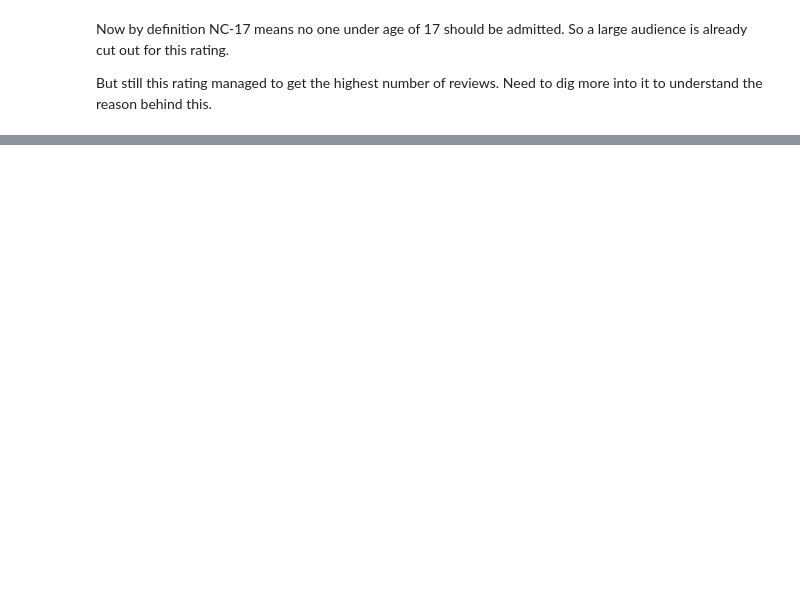
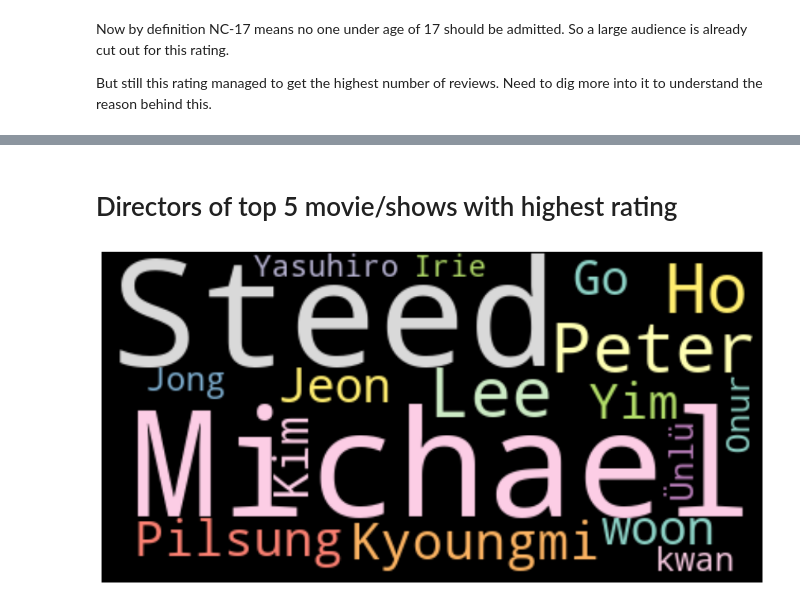
Before and after one commit to pratik-276/Infinite_Stories_with_Data, a Jupyter notebook: Netflix Movies and TV Shows/binge-watching-netflix-check-this-analysis.ipynb, the cells around one changed output, grey strips where cells are left out. Cells and saved outputs as stored; diff of their text form; code cells hidden in the pictures; blank space fills up the shorter version.

```diff
--- a/Netflix Movies and TV Shows/binge-watching-netflix-check-this-analysis.ipynb
+++ b/Netflix Movies and TV Shows/binge-watching-netflix-check-this-analysis.ipynb
@@ -136,0 +155,16 @@ But still this rating managed to get the highest number of reviews. Need to dig
+# %% [markdown]
+# Directors of top 5 movie/shows with highest rating
+# %%
+directors = data[data['director']!='Unknown']
+directors = directors.sort_values('IMDB_rating', ascending=False)
+directors = directors.head()
+
+text = ",".join(review for review in directors.director)
+wordcloud = WordCloud(max_words=200, colormap='Set3',background_color="black").generate(text)
+plt.figure(figsize=(15,10))
+plt.imshow(wordcloud, interpolation='bilinear')
+plt.axis("off")
+plt.figure(1,figsize=(12, 12))
+plt.show()
+# %% [output]
+[figure, added]
```
Also changed, not shown: parts of 14 cells of this notebook.
